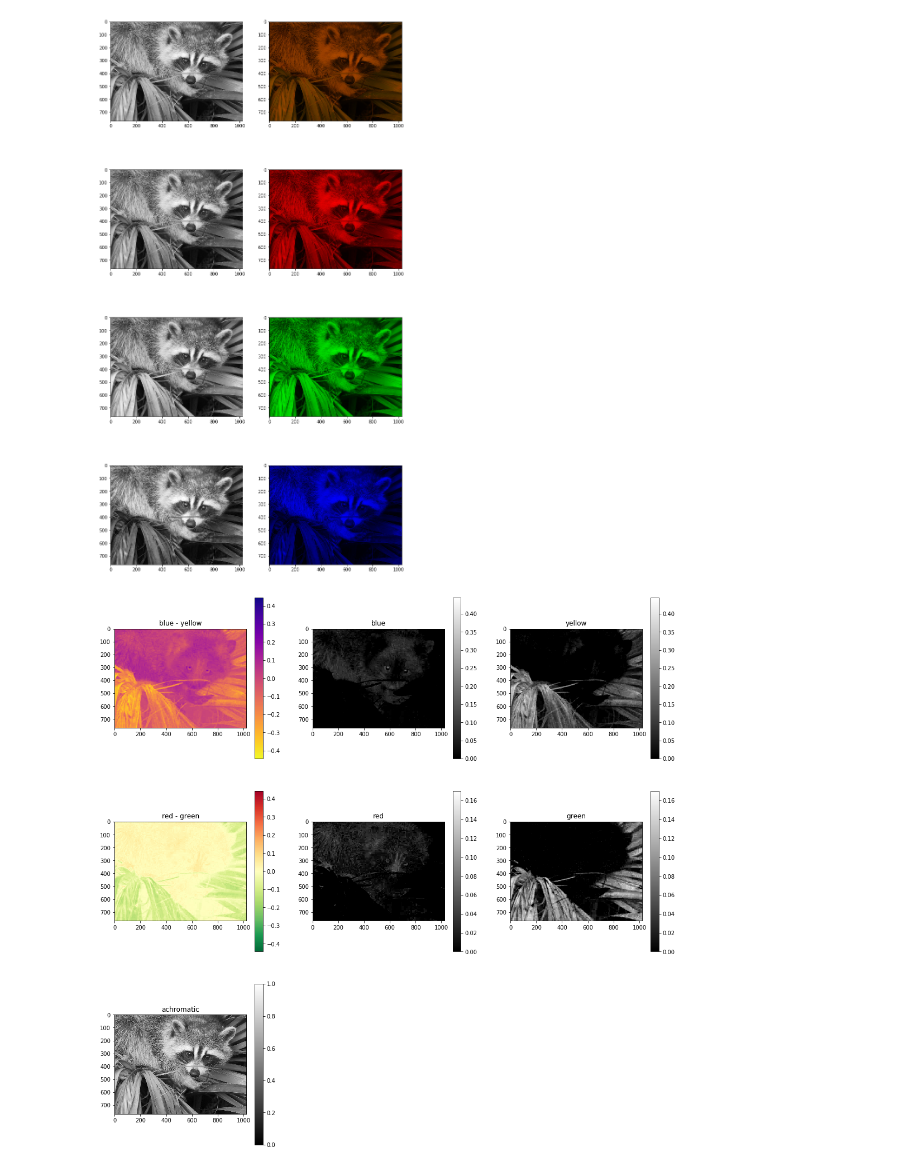
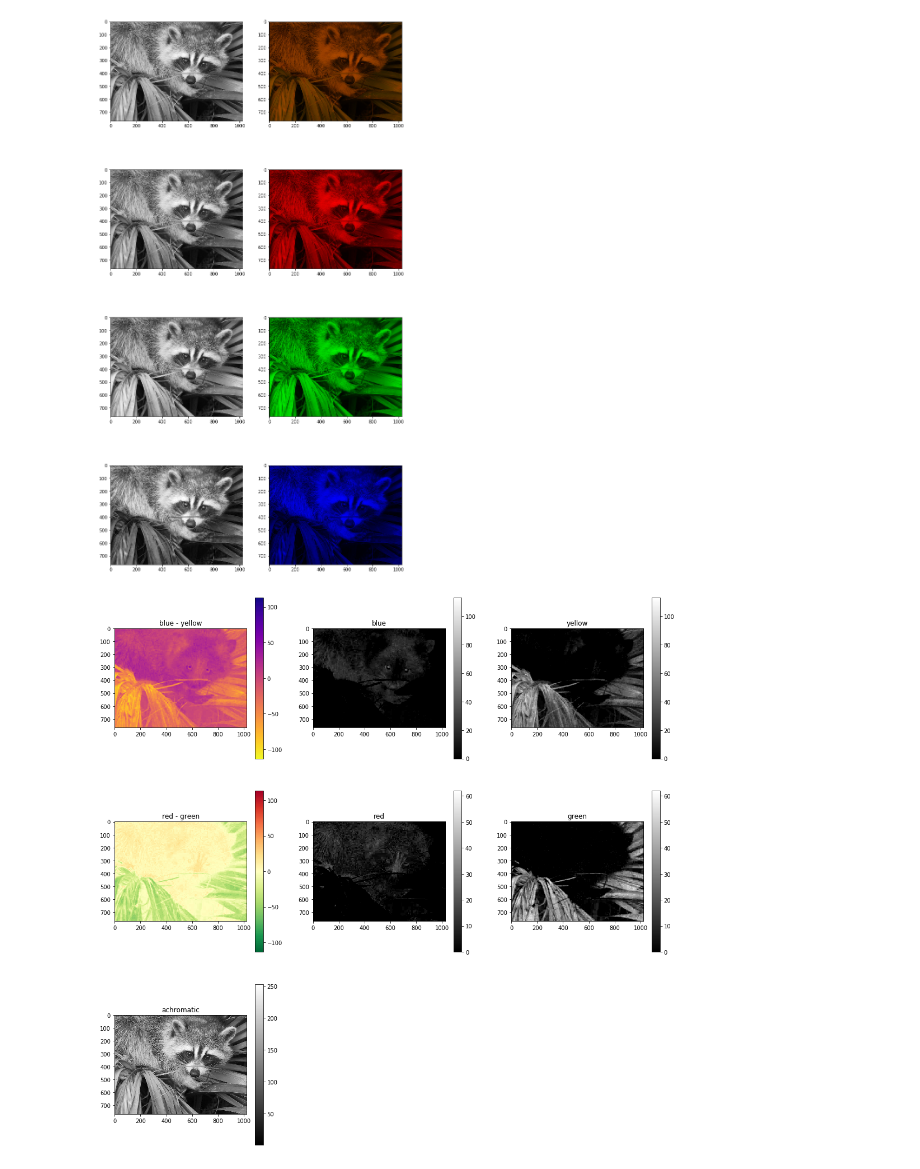
Before and after one commit to chanokin/convert_to_roc, a Jupyter notebook: color_encoding.ipynb, the cells around one changed output. Drawn from its saved outputs; the diff is of its cells as text; code cells hidden in the pictures.

```diff
--- a/color_encoding.ipynb
+++ b/color_encoding.ipynb
@@ -12,0 +38,4 @@ face = misc.face() / 255.0
+# %%
+# face = misc.face() / 255.0
+face = misc.face() / 1.0
+print(dir(misc))
@@ -72,7 +105,8 @@ plt.show()
 # %%
 fig = plt.figure(figsize=(fw*3, fw*3))
 by = blue - yellow
-rg = yellow - green
+rg = red - green
+achromatic = green * 0.587 + red * 0.299 + blue * 0.114
 
 by_max = np.abs(by).max()
 rg_max = np.abs(rg).max()
@@ -88,32 +122,32 @@ ax.set_title('blue')
 im = plt.imshow(by * (by > 0), cmap='gray', vmin=0.0, vmax=by_max)
 plt.colorbar(im)
 
 ax = plt.subplot(3, 3, 3)
 ax.set_title('yellow')
 im = plt.imshow(-by * (by < 0), cmap='gray', vmin=0.0, vmax=by_max)
 plt.colorbar(im)
 
 
 ax = plt.subplot(3, 3, 4)
 ax.set_title('red - green')
 im = plt.imshow(rg, cmap='RdYlGn_r', vmin=-max_max, vmax=max_max)
 plt.colorbar(im)
 
 ax = plt.subplot(3, 3, 5)
 ax.set_title('red')
 im = plt.imshow(rg * (rg > 0), cmap='gray', vmin=0.0, vmax=rg_max)
 plt.colorbar(im)
 
 ax = plt.subplot(3, 3, 6)
 ax.set_title('green')
 im = plt.imshow(-rg * (rg < 0), cmap='gray', vmin=0.0, vmax=rg_max)
 plt.colorbar(im)
 
 ax = plt.subplot(3, 3, 7)
 ax.set_title('achromatic')
-im = plt.imshow(green * 0.587 + red * 0.299 + blue * 0.114, cmap='gray', vmin=0, vmax=1)
+im = plt.imshow(achromatic, cmap='gray')
 plt.colorbar(im)
 
 plt.show()
 # %% [output]
-[figure, old version]
+[figure, new version]
```
Also changed, not shown: parts of 15 cells of this notebook.
